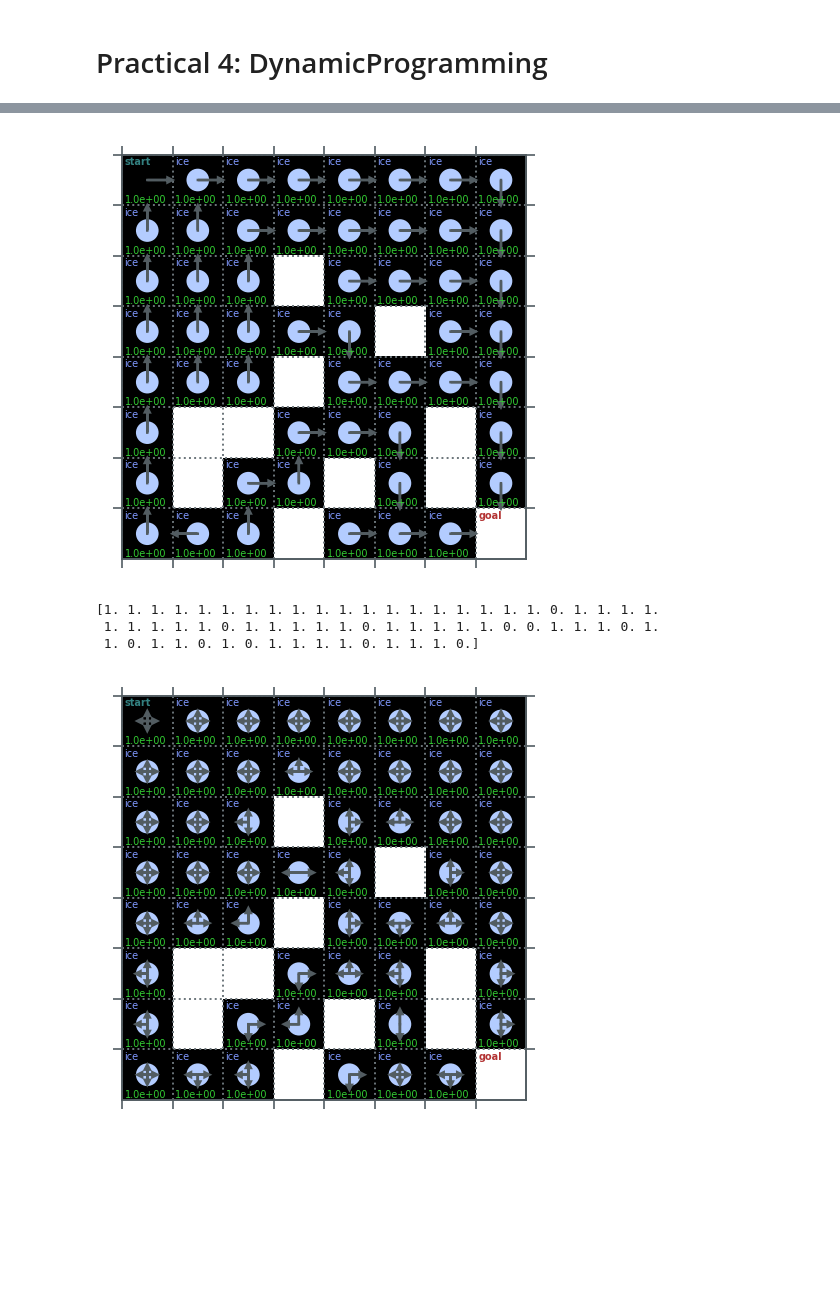
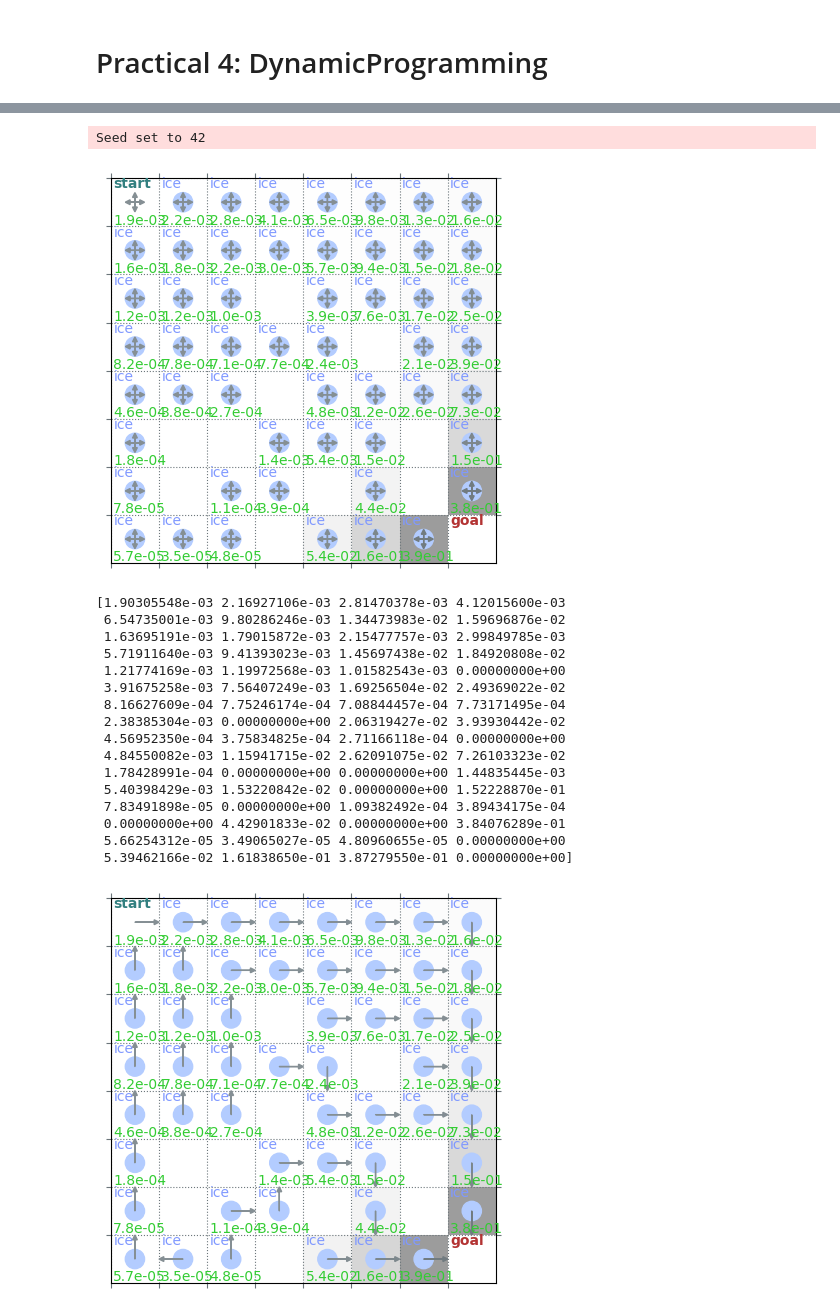
Before and after one commit to robert-lieck/rldurham, a Jupyter notebook: notebooks/Practical_4_Dynamic_Programming.ipynb, the cells around one changed output, grey strips where cells are left out. Drawn from its saved outputs; the diff is of its cells as text; code cells hidden in the pictures; blank space fills up the shorter version.

```diff
--- a/notebooks/Practical_4_Dynamic_Programming.ipynb
+++ b/notebooks/Practical_4_Dynamic_Programming.ipynb
@@ -58,3 +73,8 @@ def policy_eval_step_inplace(env, policy, gamma, v_init=None):
                 v_s_from += pi * p * (r + gamma * v[s_to])  # use the values we also update
         v[s_from] = v_s_from  # update
     return v
+# %%
+v = np.zeros(env.observation_space.n)
+# %%
+v = policy_eval_step_inplace(env, uniform_policy(env), 1, v)
+rld.plot_frozenlake(env, v, uniform_policy(env), draw_vals=True)
@@ -61,14 +83,17 @@ def policy_eval_step_inplace(env, policy, gamma, v_init=None):
 # %%
-def policy_evaluation(env, policy, gamma, v_init=None,
-                      print_iter=False, atol=1e-8, max_iter=10**10):
+def policy_evaluation(env, policy, gamma, v_init=None, print_iter=False, atol=1e-8, max_iter=10**10):
     if v_init is None:
         v_init = np.zeros(env.observation_space.n)
     v = v_init
     for i in range(1, max_iter + 1):
         new_v = policy_eval_step(env, policy, gamma, v)
+        # new_v = policy_eval_step_inplace(env, policy, gamma, v)
         if np.allclose(v, new_v, atol=atol):
             break
         v = new_v
     if print_iter:
         print(f"{i} iterations")
     return v
+# %%
+v = policy_evaluation(env, uniform_policy(env), 1, print_iter=True)
+rld.plot_frozenlake(env, v, uniform_policy(env), draw_vals=True)
@@ -109,13 +144,32 @@ rld.plot_frozenlake(env, v, new_policy, draw_vals=True)
+# %%
+env = rld.make('FrozenLake8x8-v1', is_slippery=False)
+rld.seed_everything(42, env)
+policy = uniform_policy(env)
+gamma = 1
+# %% [output]
+Seed set to 42
 # %%
-gamma = 1
-v = policy_evaluation(env, new_policy, gamma=gamma)
-rld.plot_frozenlake(env, v=v, policy=new_policy, draw_vals=True)
+v = policy_evaluation(env, policy, gamma=gamma)
+rld.plot_frozenlake(env, v=v, policy=policy, draw_vals=True)
 print(v)
-new_policy = policy_improvement(env, v, gamma=gamma)
-rld.plot_frozenlake(env, v=v, policy=new_policy, draw_vals=True)
+policy = policy_improvement(env, v, gamma=gamma)
+rld.plot_frozenlake(env, v=v, policy=policy, draw_vals=True)
 # %% [output]
-[figure, old version]
+[figure, new version]
-[1. 1. 1. 1. 1. 1. 1. 1. 1. 1. 1. 1. 1. 1. 1. 1. 1. 1. 1. 0. 1. 1. 1. 1.
- 1. 1. 1. 1. 1. 0. 1. 1. 1. 1. 1. 0. 1. 1. 1. 1. 1. 0. 0. 1. 1. 1. 0. 1.
- 1. 0. 1. 1. 0. 1. 0. 1. 1. 1. 1. 0. 1. 1. 1. 0.]
+[1.90305548e-03 2.16927106e-03 2.81470378e-03 4.12015600e-03
+ 6.54735001e-03 9.80286246e-03 1.34473983e-02 1.59696876e-02
+ 1.63695191e-03 1.79015872e-03 2.15477757e-03 2.99849785e-03
+ 5.71911640e-03 9.41393023e-03 1.45697438e-02 1.84920808e-02
+ 1.21774169e-03 1.19972568e-03 1.01582543e-03 0.00000000e+00
+ 3.91675258e-03 7.56407249e-03 1.69256504e-02 2.49369022e-02
+ 8.16627609e-04 7.75246174e-04 7.08844457e-04 7.73171495e-04
+ 2.38385304e-03 0.00000000e+00 2.06319427e-02 3.93930442e-02
+ 4.56952350e-04 3.75834825e-04 2.71166118e-04 0.00000000e+00
+ 4.84550082e-03 1.15941715e-02 2.62091075e-02 7.26103323e-02
+ 1.78428991e-04 0.00000000e+00 0.00000000e+00 1.44835445e-03
+ 5.40398429e-03 1.53220842e-02 0.00000000e+00 1.52228870e-01
+ 7.83491898e-05 0.00000000e+00 1.09382492e-04 3.89434175e-04
+ 0.00000000e+00 4.42901833e-02 0.00000000e+00 3.84076289e-01
+ 5.66254312e-05 3.49065027e-05 4.80960655e-05 0.00000000e+00
+ 5.39462166e-02 1.61838650e-01 3.87279550e-01 0.00000000e+00]
-[figure, old version]
+[figure, new version]
```
Also changed, not shown: parts of 17 cells of this notebook, 2 other files.
